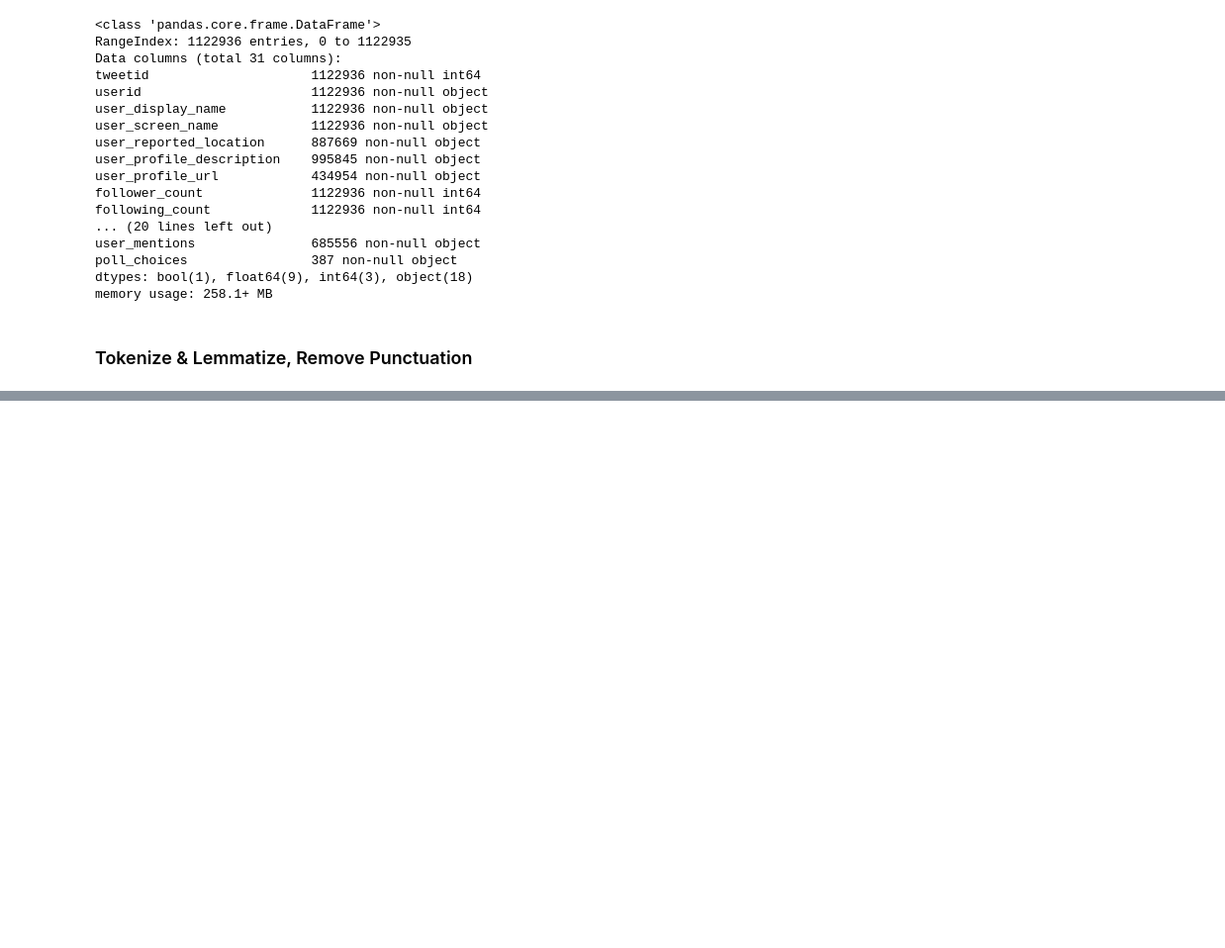
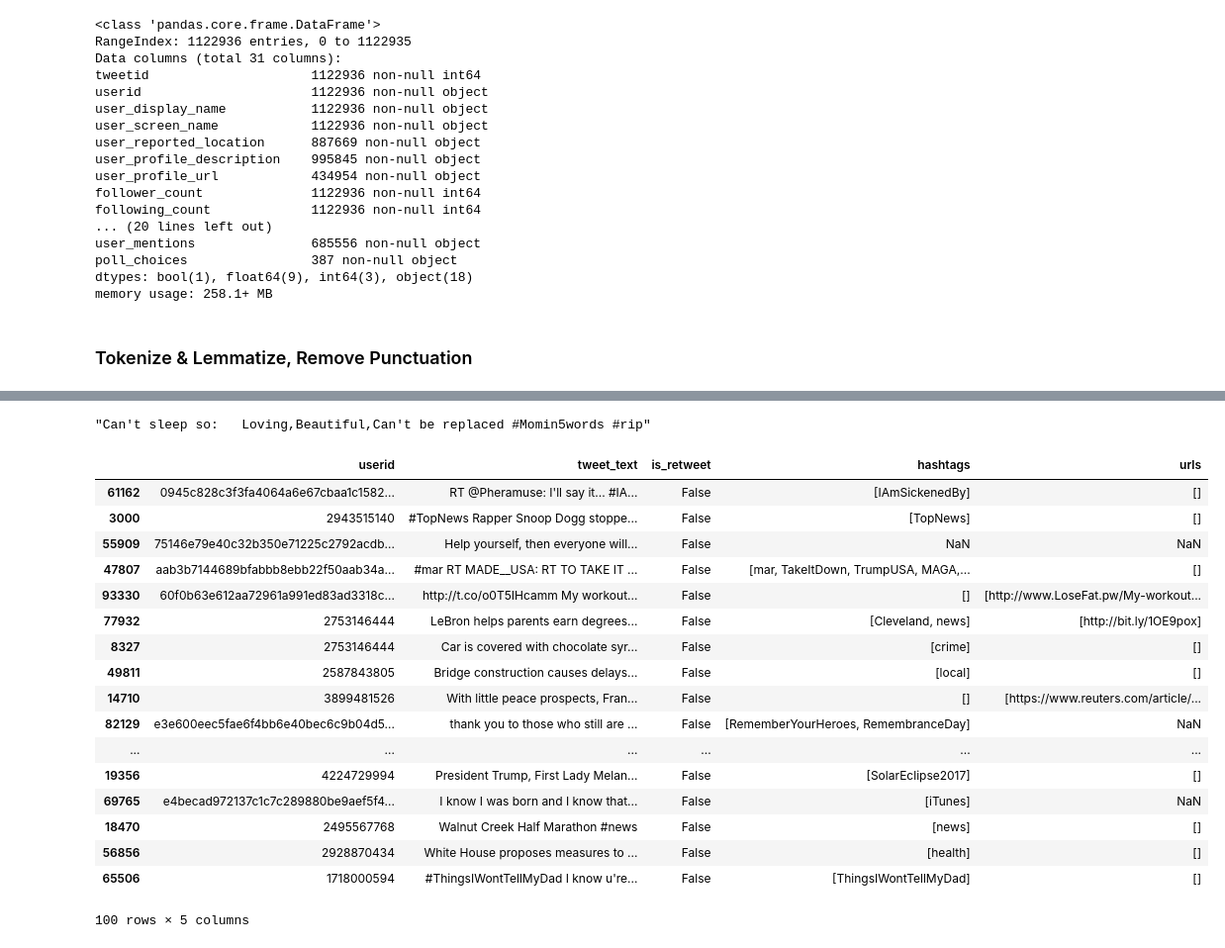
Before and after one commit to jabraunlin/tweets-russia-iran, a Jupyter notebook: Clustering.ipynb, the cells around one changed output, grey strips where cells are left out. Shown at 99% size. Drawn from its saved outputs; the diff is of its cells as text; code cells hidden in the pictures; blank space fills up the shorter version.

```diff
--- a/Clustering.ipynb
+++ b/Clustering.ipynb
@@ -82,0 +85,2 @@ print_top_words(nmf, feature_names, n_top_words)
+# %%
+rus_df = pd.read_csv('data/ira_tweets.csv',nrows=100000)
@@ -82,0 +102,5 @@ print_top_words(nmf, feature_names, n_top_words)
+# %%
+rus_df_filt = rus_df[(rus_df.is_retweet==False)&(rus_df.tweet_language=='en')]
+rus_df_filt = rus_df_filt[['userid','tweet_text','is_retweet','hashtags','urls']]
+
+rus_df_filt.sample(10)
@@ -82,0 +119,25 @@ print_top_words(nmf, feature_names, n_top_words)
+# %%
+rus_df_filt.loc[80841]['tweet_text']
+# %% [output]
+"Can't sleep so:   Loving,Beautiful,Can't be replaced #Momin5words #rip"
+# %%
+rus_df_filt.sample(100)
+# %% [output]
+|  | userid | tweet_text | is_retweet | hashtags | urls |
+| 61162 | 0945c828c3f3fa4064a6e67cbaa1c1582... | RT @Pheramuse: I'll say it... #IA... | False | [IAmSickenedBy] | [] |
+| 3000 | 2943515140 | #TopNews Rapper Snoop Dogg stoppe... | False | [TopNews] | [] |
+| 55909 | 75146e79e40c32b350e71225c2792acdb... | Help yourself, then everyone will... | False | NaN | NaN |
+| 47807 | aab3b7144689bfabbb8ebb22f50aab34a... | #mar RT MADE__USA: RT TO TAKE IT ... | False | [mar, TakeItDown, TrumpUSA, MAGA,... | [] |
+| 93330 | 60f0b63e612aa72961a991ed83ad3318c... | http://t.co/o0T5IHcamm My workout... | False | [] | [http://www.LoseFat.pw/My-workout... |
+| 77932 | 2753146444 | LeBron helps parents earn degrees... | False | [Cleveland, news] | [http://bit.ly/1OE9pox] |
+| 8327 | 2753146444 | Car is covered with chocolate syr... | False | [crime] | [] |
+| 49811 | 2587843805 | Bridge construction causes delays... | False | [local] | [] |
+| 14710 | 3899481526 | With little peace prospects, Fran... | False | [] | [https://www.reuters.com/article/... |
+| 82129 | e3e600eec5fae6f4bb6e40bec6c9b04d5... | thank you to those who still are ... | False | [RememberYourHeroes, RemembranceDay] | NaN |
+| ... | ... | ... | ... | ... | ... |
+| 19356 | 4224729994 | President Trump, First Lady Melan... | False | [SolarEclipse2017] | [] |
+| 69765 | e4becad972137c1c7c289880be9aef5f4... | I know I was born and I know that... | False | [iTunes] | NaN |
+| 18470 | 2495567768 | Walnut Creek Half Marathon #news | False | [news] | [] |
+| 56856 | 2928870434 | White House proposes measures to ... | False | [health] | [] |
+| 65506 | 1718000594 | #ThingsIWontTellMyDad I know u're... | False | [ThingsIWontTellMyDad] | [] |
+100 rows × 5 columns
```
Also changed, not shown: parts of 5 cells of this notebook.
